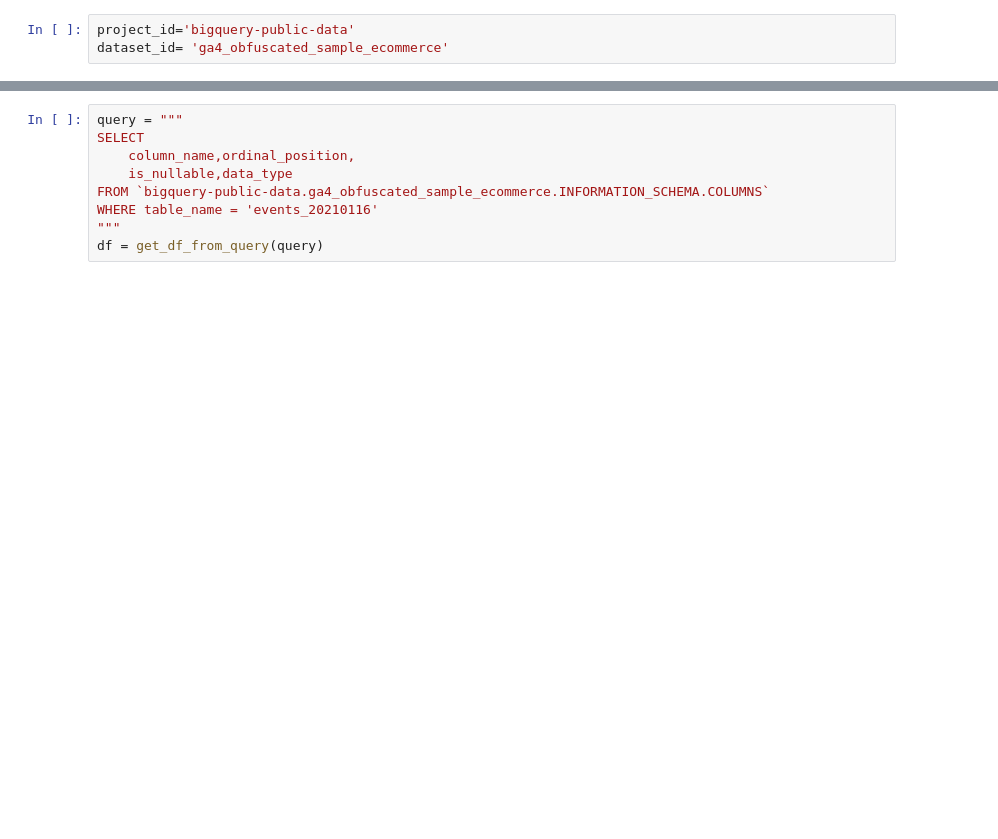
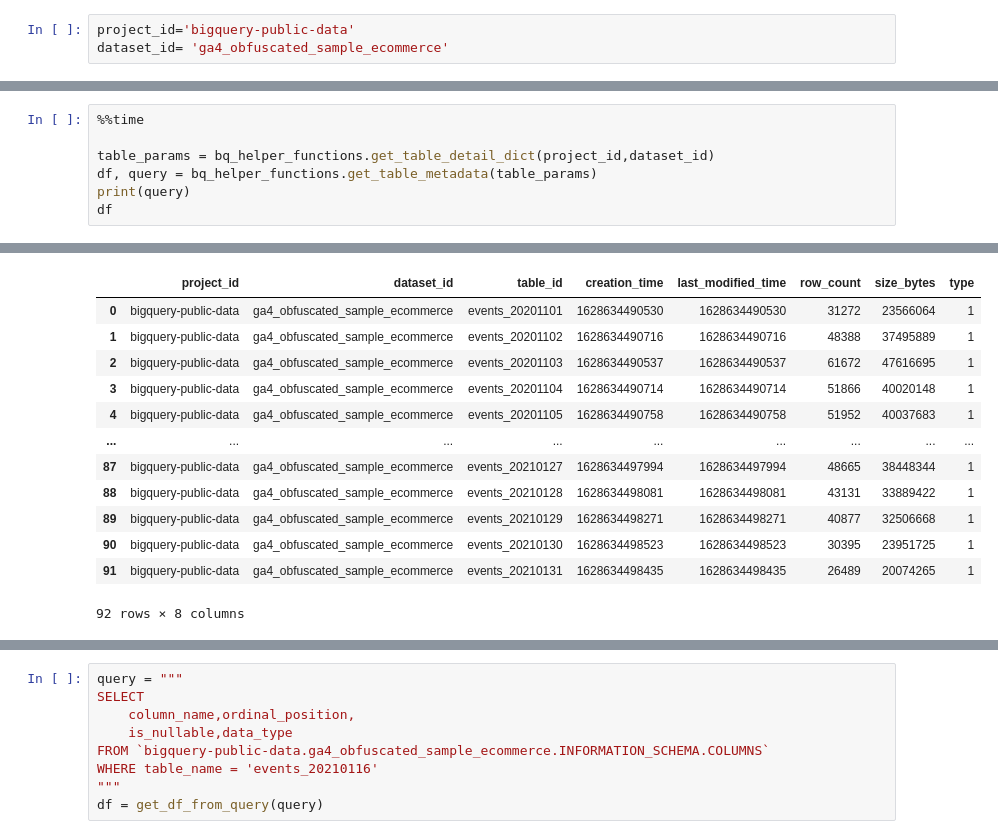
Before and after one commit to lavinigam-gcp/BQML, a Jupyter notebook: GA4-BQ-AudSeg-EDA.ipynb, the cells around one changed output, grey strips where cells are left out. Drawn from its saved outputs; the diff is of its cells as text; blank space fills up the shorter version.

```diff
--- a/GA4-BQ-AudSeg-EDA.ipynb
+++ b/GA4-BQ-AudSeg-EDA.ipynb
@@ -166,0 +100,8 @@ WHERE table_name = 'events_20210116'
+# %%
+%%time
+
+table_params = bq_helper_functions.get_table_detail_dict(project_id,dataset_id)
+df, query = bq_helper_functions.get_table_metadata(table_params)
+print(query)
+df
+# %% [output]
@@ -166,0 +111,13 @@ WHERE table_name = 'events_20210116'
+|  | project_id | dataset_id | table_id | creation_time | last_modified_time | row_count | size_bytes | type |
+| 0 | bigquery-public-data | ga4_obfuscated_sample_ecommerce | events_20201101 | 1628634490530 | 1628634490530 | 31272 | 23566064 | 1 |
+| 1 | bigquery-public-data | ga4_obfuscated_sample_ecommerce | events_20201102 | 1628634490716 | 1628634490716 | 48388 | 37495889 | 1 |
+| 2 | bigquery-public-data | ga4_obfuscated_sample_ecommerce | events_20201103 | 1628634490537 | 1628634490537 | 61672 | 47616695 | 1 |
+| 3 | bigquery-public-data | ga4_obfuscated_sample_ecommerce | events_20201104 | 1628634490714 | 1628634490714 | 51866 | 40020148 | 1 |
+| 4 | bigquery-public-data | ga4_obfuscated_sample_ecommerce | events_20201105 | 1628634490758 | 1628634490758 | 51952 | 40037683 | 1 |
+| ... | ... | ... | ... | ... | ... | ... | ... | ... |
+| 87 | bigquery-public-data | ga4_obfuscated_sample_ecommerce | events_20210127 | 1628634497994 | 1628634497994 | 48665 | 38448344 | 1 |
+| 88 | bigquery-public-data | ga4_obfuscated_sample_ecommerce | events_20210128 | 1628634498081 | 1628634498081 | 43131 | 33889422 | 1 |
+| 89 | bigquery-public-data | ga4_obfuscated_sample_ecommerce | events_20210129 | 1628634498271 | 1628634498271 | 40877 | 32506668 | 1 |
+| 90 | bigquery-public-data | ga4_obfuscated_sample_ecommerce | events_20210130 | 1628634498523 | 1628634498523 | 30395 | 23951725 | 1 |
+| 91 | bigquery-public-data | ga4_obfuscated_sample_ecommerce | events_20210131 | 1628634498435 | 1628634498435 | 26489 | 20074265 | 1 |
+92 rows × 8 columns
```
Also changed, not shown: parts of 28 cells of this notebook, 1 other file.
